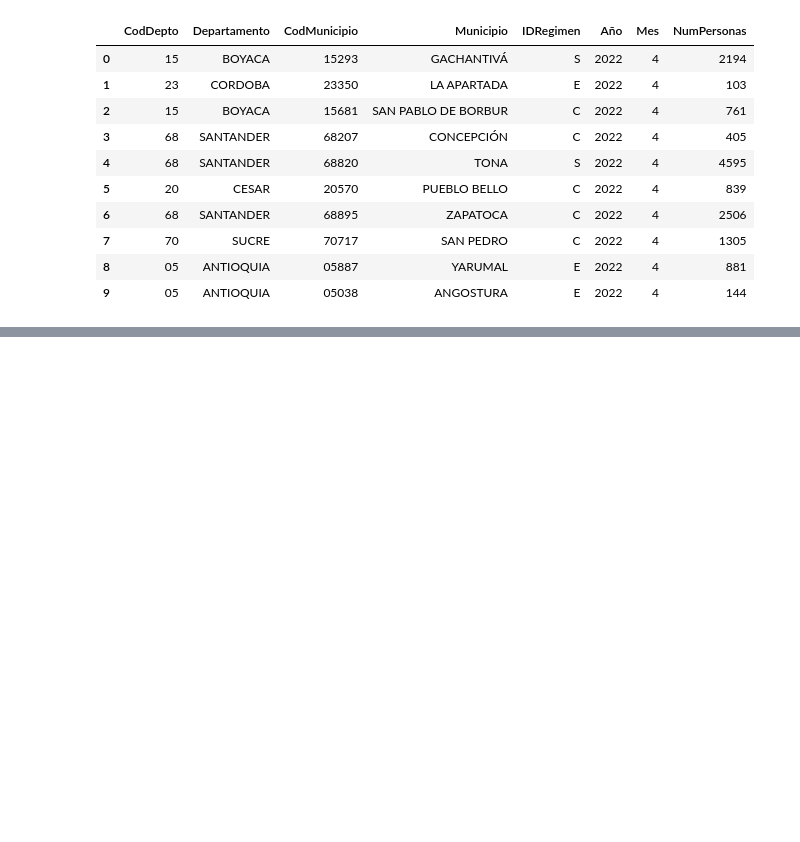
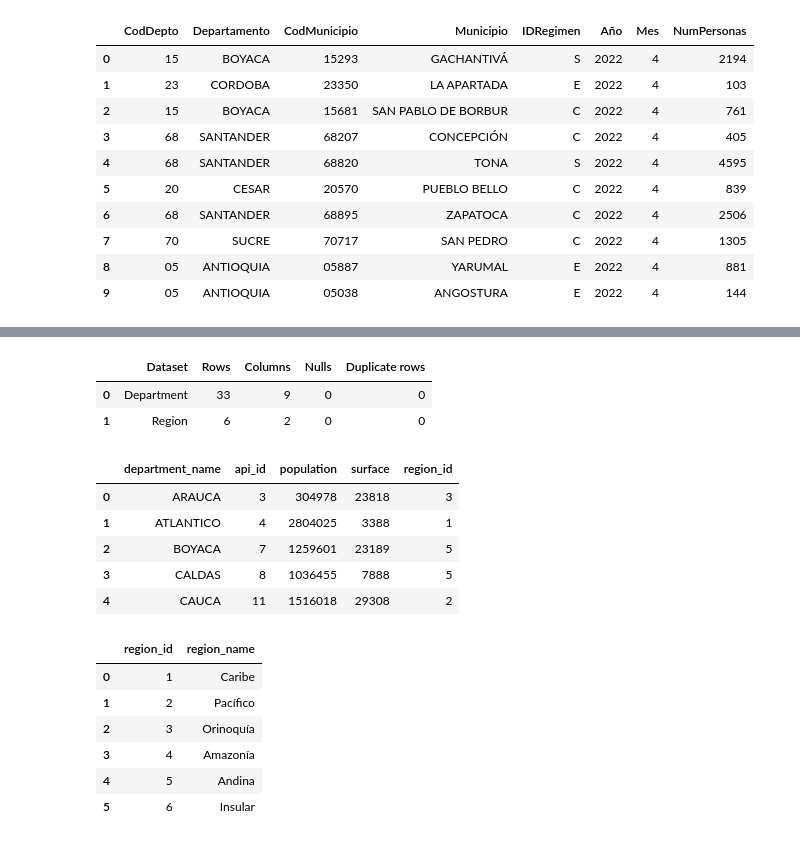
Before and after one commit to driosoft-pro/etl-2026-2-ods3-salud-api-gx-airflow-streaming-kafka-, a Jupyter notebook: notebooks/01_data_validation_cleanup.ipynb, the cells around one changed output, grey strips where cells are left out. Saved outputs shown, nothing was run; the diff lists cells and outputs as text; code cells hidden in the pictures; blank space fills up the shorter version.

```diff
--- a/notebooks/01_data_validation_cleanup.ipynb
+++ b/notebooks/01_data_validation_cleanup.ipynb
@@ -699,0 +738,17 @@ Clean data sample - Facilities:
+# %%
+sys.path.insert(0, str(PROJECT_DIR))
+from src.api_extract import extract_api_all
+from src.extract import extract_all
+from src.profile_data import profile_api_quality, profile_cross_source_integration, run_profiling
+
+api_snapshot = extract_api_all(force_cache=True)
+df_api_departments = api_snapshot['departments']
+df_api_regions = api_snapshot['regions']
+api_checks = profile_api_quality(df_api_departments, df_api_regions)
+display(pd.DataFrame([
+    {'Dataset': 'Department', 'Rows': len(df_api_departments), 'Columns': len(df_api_departments.columns), 'Nulls': int(df_api_departments.isna().sum().sum()), 'Duplicate rows': int(df_api_departments.duplicated().sum())},
+    {'Dataset': 'Region', 'Rows': len(df_api_regions), 'Columns': len(df_api_regions.columns), 'Nulls': int(df_api_regions.isna().sum().sum()), 'Duplicate rows': int(df_api_regions.duplicated().sum())},
+]))
+display(df_api_departments[['department_name', 'api_id', 'population', 'surface', 'region_id']].head())
+display(df_api_regions)
+# %% [output]
@@ -699,0 +759,16 @@ Clean data sample - Facilities:
+|  | Dataset | Rows | Columns | Nulls | Duplicate rows |
+| 0 | Department | 33 | 9 | 0 | 0 |
+| 1 | Region | 6 | 2 | 0 | 0 |
+|  | department_name | api_id | population | surface | region_id |
+| 0 | ARAUCA | 3 | 304978 | 23818 | 3 |
+| 1 | ATLANTICO | 4 | 2804025 | 3388 | 1 |
+| 2 | BOYACA | 7 | 1259601 | 23189 | 5 |
+| 3 | CALDAS | 8 | 1036455 | 7888 | 5 |
+| 4 | CAUCA | 11 | 1516018 | 29308 | 2 |
+|  | region_id | region_name |
+| 0 | 1 | Caribe |
+| 1 | 2 | Pacífico |
+| 2 | 3 | Orinoquía |
+| 3 | 4 | Amazonía |
+| 4 | 5 | Andina |
+| 5 | 6 | Insular |
```
Also changed, not shown: parts of 29 cells of this notebook, 54 other files.
